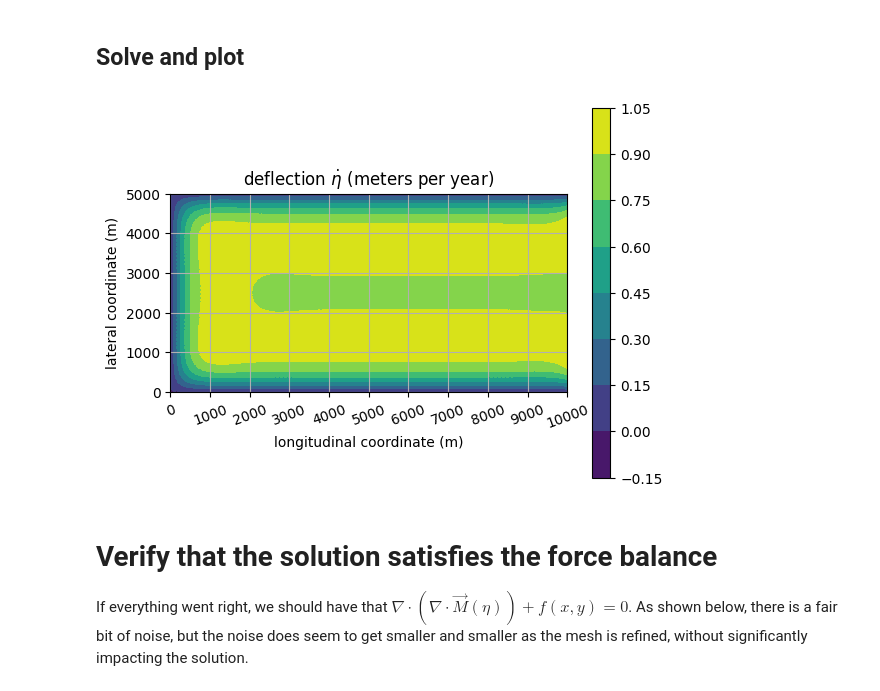
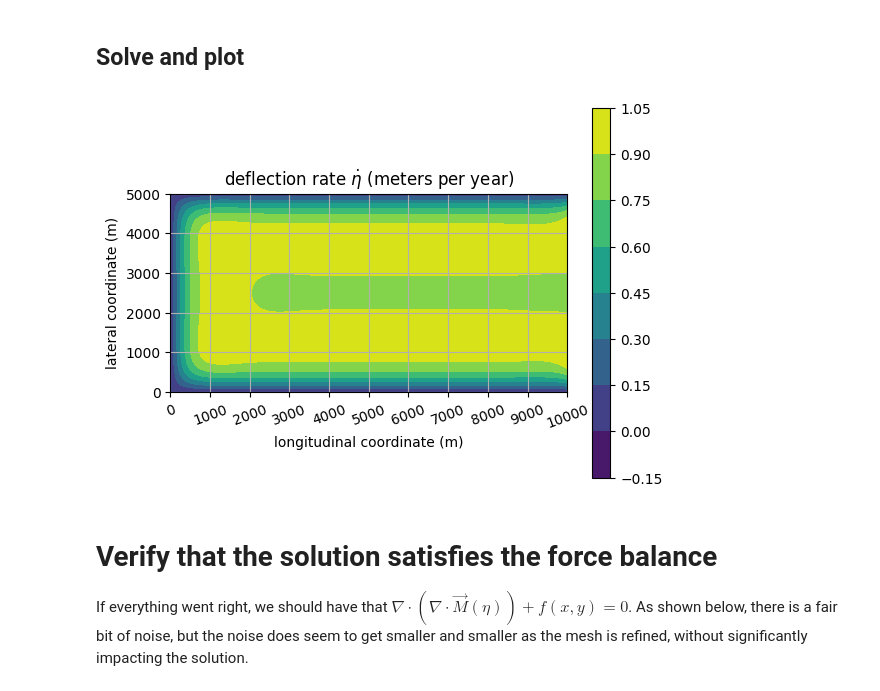
Before and after one commit to chrismiele/weird_flex, a Jupyter notebook: 2_kirchhoff_plate_viscous.ipynb, the cells around one changed output. Saved outputs shown, nothing was run; the diff lists cells and outputs as text; code cells hidden in the pictures.

```diff
--- a/2_kirchhoff_plate_viscous.ipynb
+++ b/2_kirchhoff_plate_viscous.ipynb
@@ -52,7 +51,7 @@ $$\frac{1}{6}\int_{x, y}\overline{\nu}H^3\nabla^2\dot{\eta} : \nabla^2 vdxdy + \
 
 ## Spatial extent and mesh
 # %%
-nx, ny = 100, 50
+nx, ny = 200, 100
 Lx, Ly = 10000, 5000 #10 km long by 5 km wide shelf
 mesh = RectangleMesh(nx, ny, Lx, Ly)
 
@@ -74,9 +73,9 @@ ddη = grad(grad(η)) #∇^2(η)
 Δη = div(grad(η)) #the laplacian of η
 
 #test function and its gradients
-v = TestFunction(Q)
-ddv = grad(grad(v))
-Δv = div(grad(v)) #the laplacian of v
+w = TestFunction(Q)
+ddw = grad(grad(w))
+Δw = div(grad(w)) #the laplacian of w
 # %% [markdown]
 ## Load on the shelf
 
@@ -96,8 +95,8 @@ I'll load the shelf by imposing a spatially uniform surface mass balance, $\dot{
  -\frac{\rho_i^2}{\rho_w}g\dot{B}\Delta t - \rho_ig\dot{\eta}\Delta t & \frac{\rho_i}{\rho_w}\dot{B}\Delta t + \dot{\eta}\Delta t \geq 0
  \end{cases}$$
 # %%
-from icepack.constants import year as Δt #timestep will be the number of seconds in a year
-B = -1/Δt #ablation/accumulation rate in meters per second
+Δt = 1 #timestep is one year
+B = -1 #ablation/accumulation rate in meters per year
 f = conditional(ρ_i/ρ_w*B*Δt + η*Δt < 0, -ρ_i*g*B*Δt - ρ_w*g*η*Δt, -ρ_i**2/ρ_w*g*B*Δt - ρ_i*g*η*Δt)
 # %% [markdown]
 ## Set up the problem to be solved
@@ -108,36 +107,30 @@ $$\Pi(\eta, v) = \frac{1}{6}\int_{x, y}\overline{\nu}H^3\nabla^2\eta : \nabla^2
 
 subject to some boundary conditions. I'll impose no-slip boundary conditions at the sidewalls and the upstream boundary, so that $\eta = 0$ on boundaries 1, 3 and 4. Constraints will be enforced via the penalty method.
 # %%
-L = 1/6*ν*H0**3*inner(ddη, ddv)*dx
-L += 1/6*ν*H0**3*Δη*Δv*dx
-L -= f*v*dx
+L = 1/6*ν*H0**3*inner(ddη, ddw)*dx
+L += 1/6*ν*H0**3*Δη*Δw*dx
+L -= f*w*dx
 
-######################################
-######################################
-### What value should I use for α? ###
-######################################
-######################################
-
-α = 1e10
-L += 0.5*α**2*(η*v)*ds(1)
-L += 0.5*α**2*(η*v)*ds(3)
-L += 0.5*α**2*(η*v)*ds(4)
+α = 1e10 #arbitrarily chosen, large penalty parameter
+L += 0.5*α**2*(η*w)*ds(1) #η = 0 on boundary 1
+L += 0.5*α**2*(η*w)*ds(3) #etc.
+L += 0.5*α**2*(η*w)*ds(4)
 # %% [markdown]
 ## Solve and plot
 # %%
 solve(L == 0, η)
 
 fig, ax = plt.subplots()
 ax.set_aspect('equal')
-colors = tricontourf(project(η*Δt, Q), axes = ax)
-plt.colorbar(colors)
+def_plot = tricontourf(project(η, Q), axes = ax)
+plt.colorbar(def_plot)
 plt.xticks(range(0, Lx + 1, 1000), rotation = 20)
-plt.title('deflection $\dot{η}$ (meters per year)')
+plt.title('deflection rate $\dot{η}$ (meters per year)')
 plt.xlabel('longitudinal coordinate (m)')
 plt.ylabel('lateral coordinate (m)')
 plt.grid()
 # %% [output]
-[figure, old version]
+[figure, new version]
 # %% [markdown]
 # Verify that the solution satisfies the force balance
 
```
Also changed, not shown: parts of 9 cells of this notebook.
